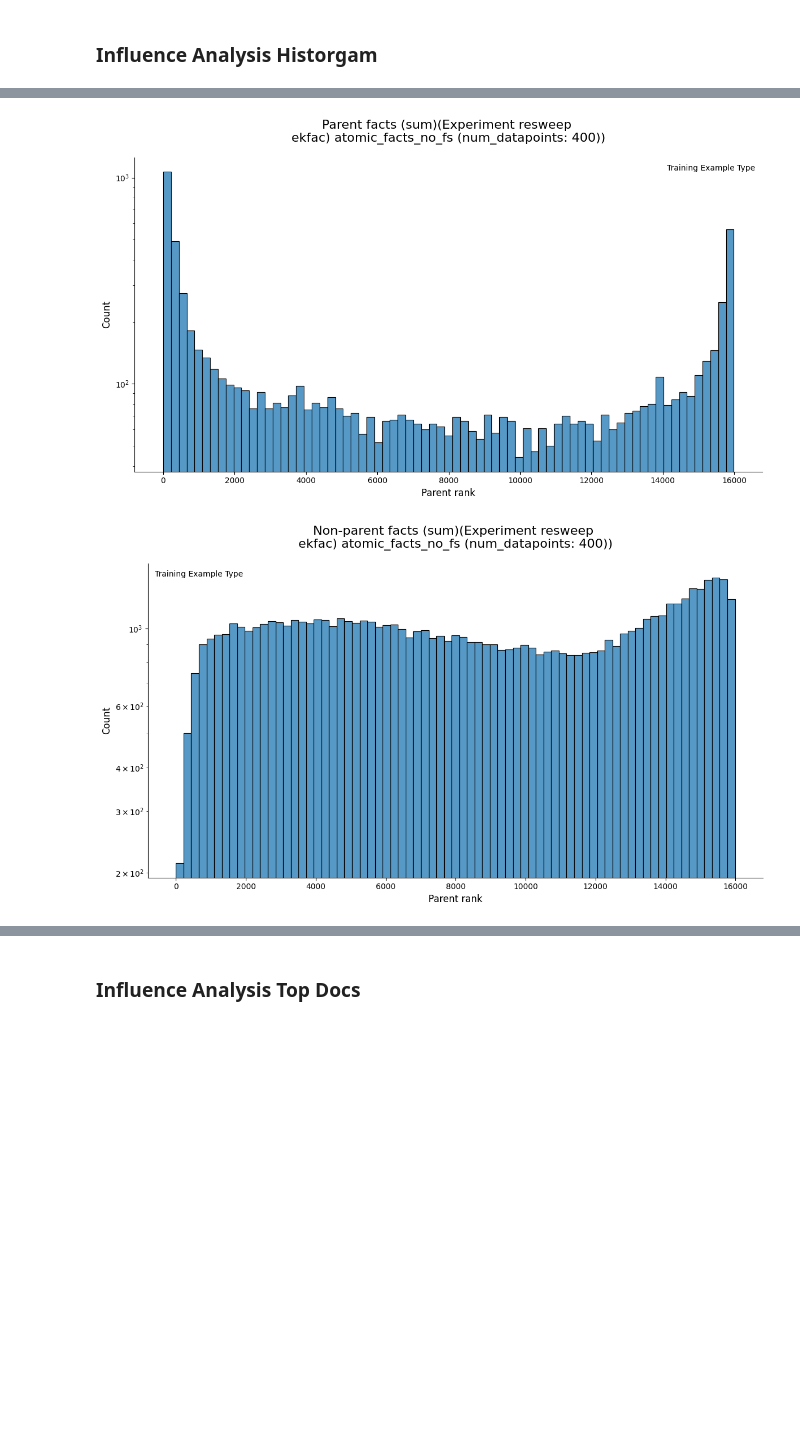
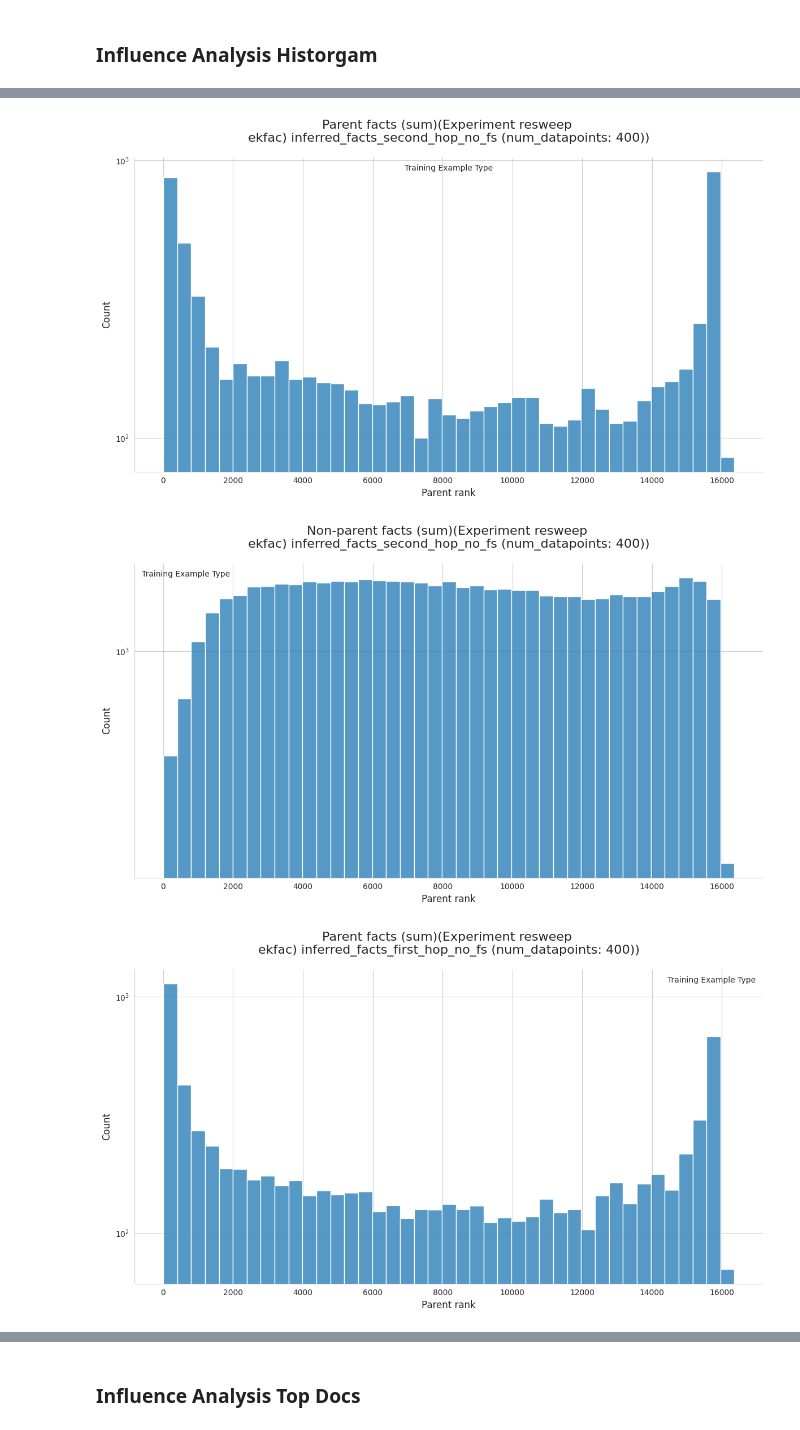
Before and after one commit to levmckinney/malign-influence, a Jupyter notebook: analysis/extractive_structures.ipynb, the cells around one changed output, grey strips where cells are left out. Saved outputs shown, nothing was run; the diff lists cells and outputs as text; code cells hidden in the pictures; blank space fills up the shorter version.

```diff
--- a/analysis/extractive_structures.ipynb
+++ b/analysis/extractive_structures.ipynb
@@ -1489,9 +1623,8 @@ from oocr_influence.analysis_utils import load_influence_scores, split_dataset_a
 # %% [markdown]
 ### Influence Analysis Historgam
 # %%
-RUN_IDS = [
-"uo7zhyu0"
-]
+RUN_IDS = ["dgx4axk3",
+"6gvl9oxe","uo7zhyu0"]
 
 RUN_IDS_WITH_BROKEN_TEST_DATASET = [
 "4ujfx60l",
@@ -1524,7 +1657,9 @@ bin_width_list = []
 test_dataset_list = []
 probabilities_list = []
 tokenizer_list = []
+reduced_scores_by_document_list = []
 
+REDUCTION_FOR_PLOTS = "sum"
 # Part 1: Load all data
 for experiment, log, path_or_wandb in zip(experiments_to_analyze, experiment_logs, experiment_analysis_paths):
     influence_experiment_log = log
@@ -1589,14 +1724,13 @@ for experiment, log, path_or_wandb in zip(experiments_to_analyze, experiment_log
         all_modules_influence_scores_by_document, train_dataset_by_document = split_dataset_and_scores_by_document(scores=influence_scores, packed_train_ds=train_dataset)
     else:
         all_modules_influence_scores_by_document, train_dataset_by_document = influence_scores, train_dataset
-
-    bin_width = max(1, int(len(train_dataset) / 40)) # type: ignore
+    reduced_scores_by_document = reduce_scores(all_modules_influence_scores_by_document, REDUCTION_FOR_PLOTS)
 
     # Append to lists
     all_modules_influence_scores_by_document_list.append(all_modules_influence_scores_by_document)
     train_dataset_by_document_list.append(train_dataset_by_document)
     experiment_name_parent_list.append(experiment_name_parent)
-    bin_width_list.append(bin_width)
+    reduced_scores_by_document_list.append(reduced_scores_by_document)
     test_dataset_list.append(test_dataset)
     probabilities_list.append(probabilities)
     tokenizer_list.append(tokenizer)
@@ -1611,29 +1755,29 @@ PARENT_ANALYSIS_DIR = Path("./analysis/figures/") / (datetime.now().strftime("%Y
 print(f"PARENT_ANALYSIS_DIR: {PARENT_ANALYSIS_DIR}")
 # Part 2: Iddterate over the loaded data and plot
 for (all_modules_influence_scores_by_document, train_dataset_by_document, experiment_name_parent,
-     bin_width, test_dataset, probabilities, tokenizer) in zip(
+     reduced_scores_by_document, test_dataset, probabilities, tokenizer) in zip(
         all_modules_influence_scores_by_document_list,
         train_dataset_by_document_list,
         experiment_name_parent_list,
-        bin_width_list,
+        reduced_scores_by_document_list,
         test_dataset_list,
         probabilities_list,
         tokenizer_list
     ):
 
+    bin_width = max(1, int(len(train_dataset_by_document) / 40)) # type: ignore
     for reduction_for_plots in ["sum"]:
         for lower_bound_on_query_prob in [None]:
 
-            reduced_scores_by_document = reduce_scores(all_modules_influence_scores_by_document, reduction_for_plots)
+
 
             analysis_dir = PARENT_ANALYSIS_DIR / (experiment_name_parent).replace("\n", "_")
             analysis_dir.mkdir(parents=True, exist_ok=True)
 
-            print(f"Wrote out top performing documents to {analysis_dir}")
             plot_parent_rank_histogram(scores_df=reduced_scores_by_document, train_dataset=train_dataset_by_document, query_dataset=test_dataset, title=f"Parent facts ({reduction_for_plots})({experiment_name_parent})",xlabel="Parent rank", ylabel="Count",bin_width=bin_width,analysis_dir=analysis_dir)
             plot_parent_rank_histogram(scores_df=reduced_scores_by_document, train_dataset=train_dataset_by_document, query_dataset=test_dataset, non_parents_instead_of_parents=True,title=f"Non-parent facts ({reduction_for_plots})({experiment_name_parent})",xlabel="Parent rank", ylabel="Count",bin_width=bin_width, analysis_dir=analysis_dir)
 
-            output_pdf_dict_top_docs = output_top_influence_documents_html(tokenizer=tokenizer,scores_df=reduced_scores_by_document, train_dataset=train_dataset_by_document, query_dataset=test_dataset, prob_vector=probabilities, n_queries=10, n_train=20)
+            output_pdf_dict_top_docs = output_top_influence_documents_html(tokenizer=tokenizer,scores_df=reduced_scores_by_document, train_dataset=train_dataset_by_document, query_dataset=test_dataset, prob_vector=probabilities, n_queries=10, n_train=20, plot_bottom_instead=True)
             for key, html_page in output_pdf_dict_top_docs.items():
                 with open(analysis_dir / f"{key}.html", "w") as f:
                     f.write(html_page)
@@ -1644,2 +1789,3 @@ KeyboardInterrupt:
-[figure, old version]
+[figure, new version]
-[figure, old version]
+[figure, new version]
+[figure, added]
```
Also changed, not shown: parts of 4 cells of this notebook.
